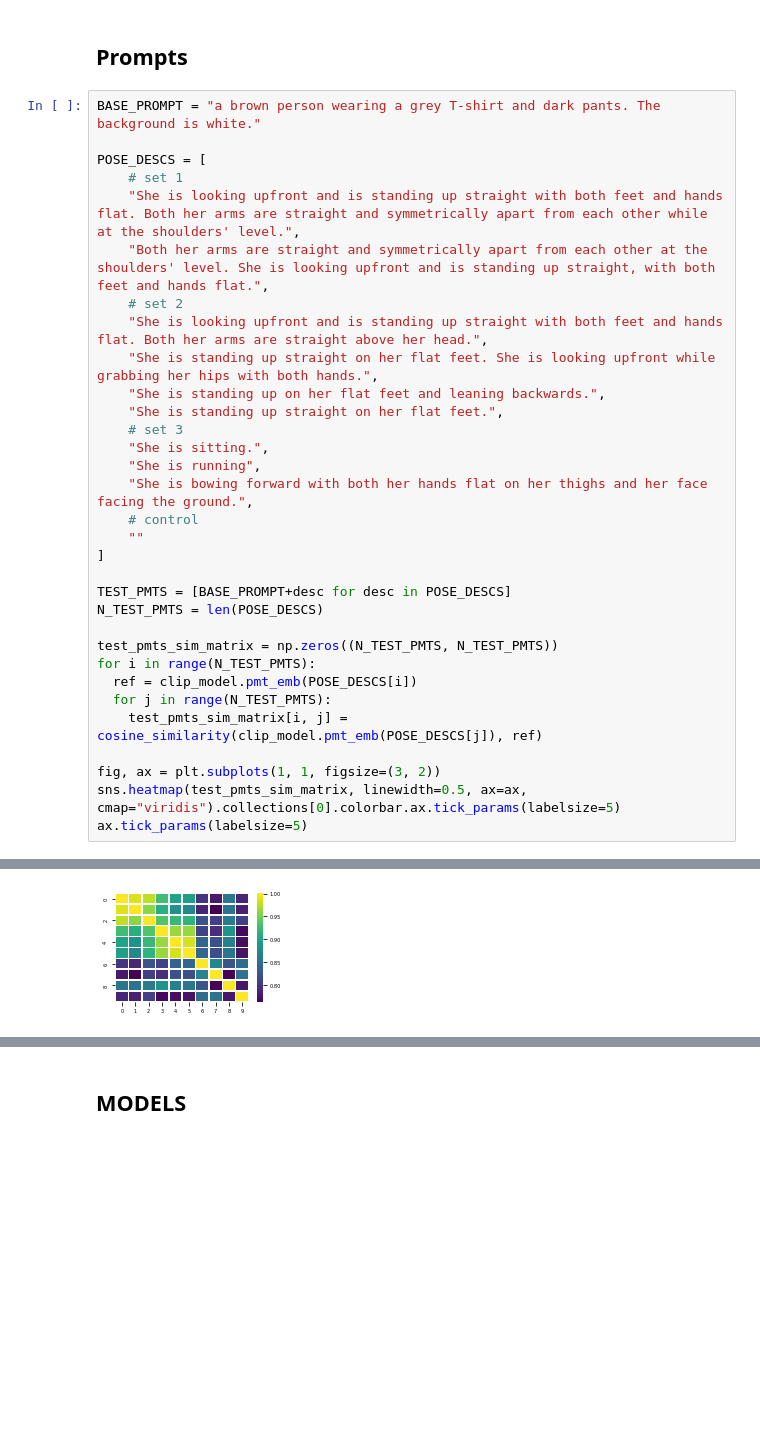
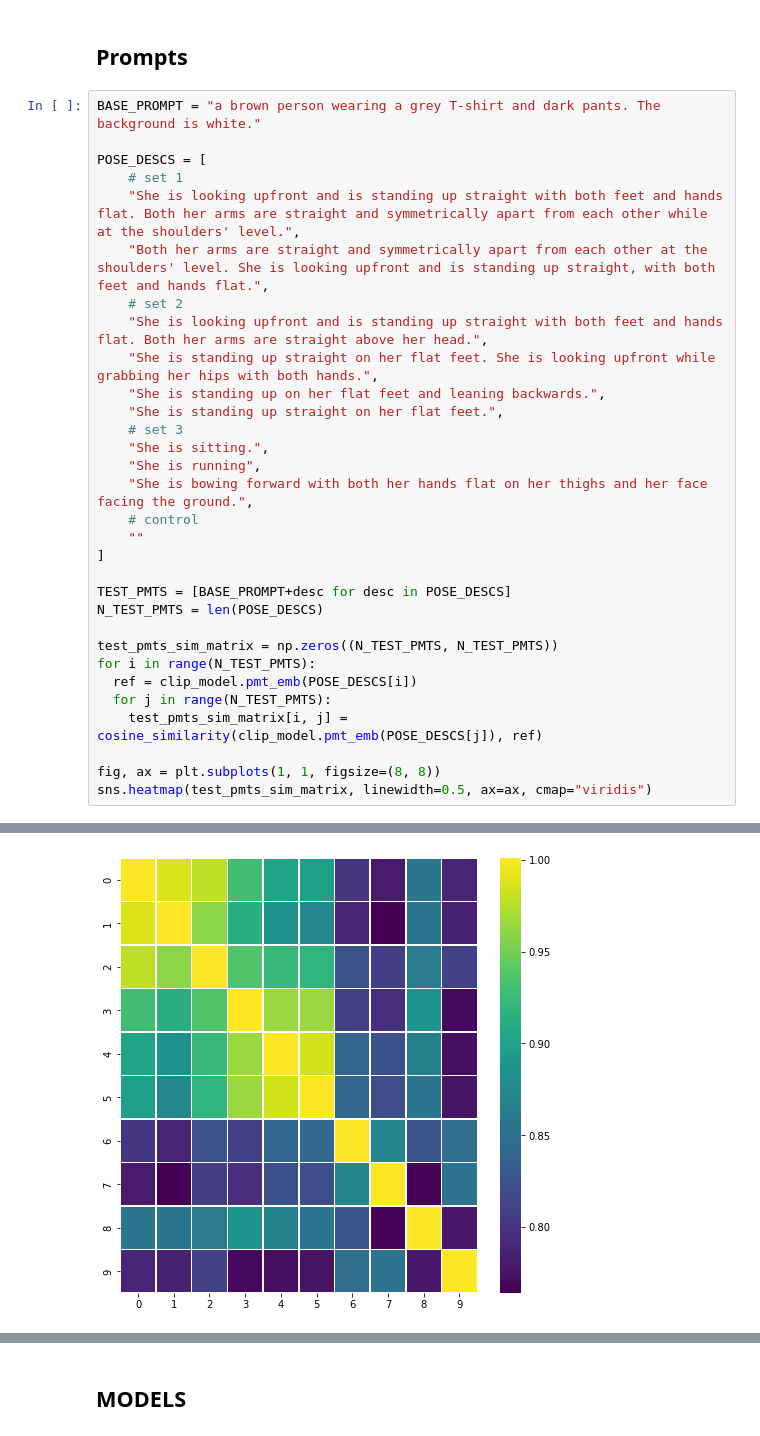
Before and after one commit to B4Farouk/smpl-dr-clip, a Jupyter notebook: SimpledCLIP_demo.ipynb, the cells around one changed output, grey strips where cells are left out. Drawn from its saved outputs; the diff is of its cells as text; blank space fills up the shorter version.

```diff
--- a/SimpledCLIP_demo.ipynb
+++ b/SimpledCLIP_demo.ipynb
@@ -281,7 +305,6 @@ for i in range(N_TEST_PMTS):
   for j in range(N_TEST_PMTS):
     test_pmts_sim_matrix[i, j] = cosine_similarity(clip_model.pmt_emb(POSE_DESCS[j]), ref)
 
-fig, ax = plt.subplots(1, 1, figsize=(3, 2))
-sns.heatmap(test_pmts_sim_matrix, linewidth=0.5, ax=ax, cmap="viridis").collections[0].colorbar.ax.tick_params(labelsize=5)
-ax.tick_params(labelsize=5)
+fig, ax = plt.subplots(1, 1, figsize=(8, 8))
+sns.heatmap(test_pmts_sim_matrix, linewidth=0.5, ax=ax, cmap="viridis")
 # %% [output]
@@ -288 +312 @@ ax.tick_params(labelsize=5)
-[figure, old version]
+[figure, new version]
```
Also changed, not shown: parts of 21 cells of this notebook.
